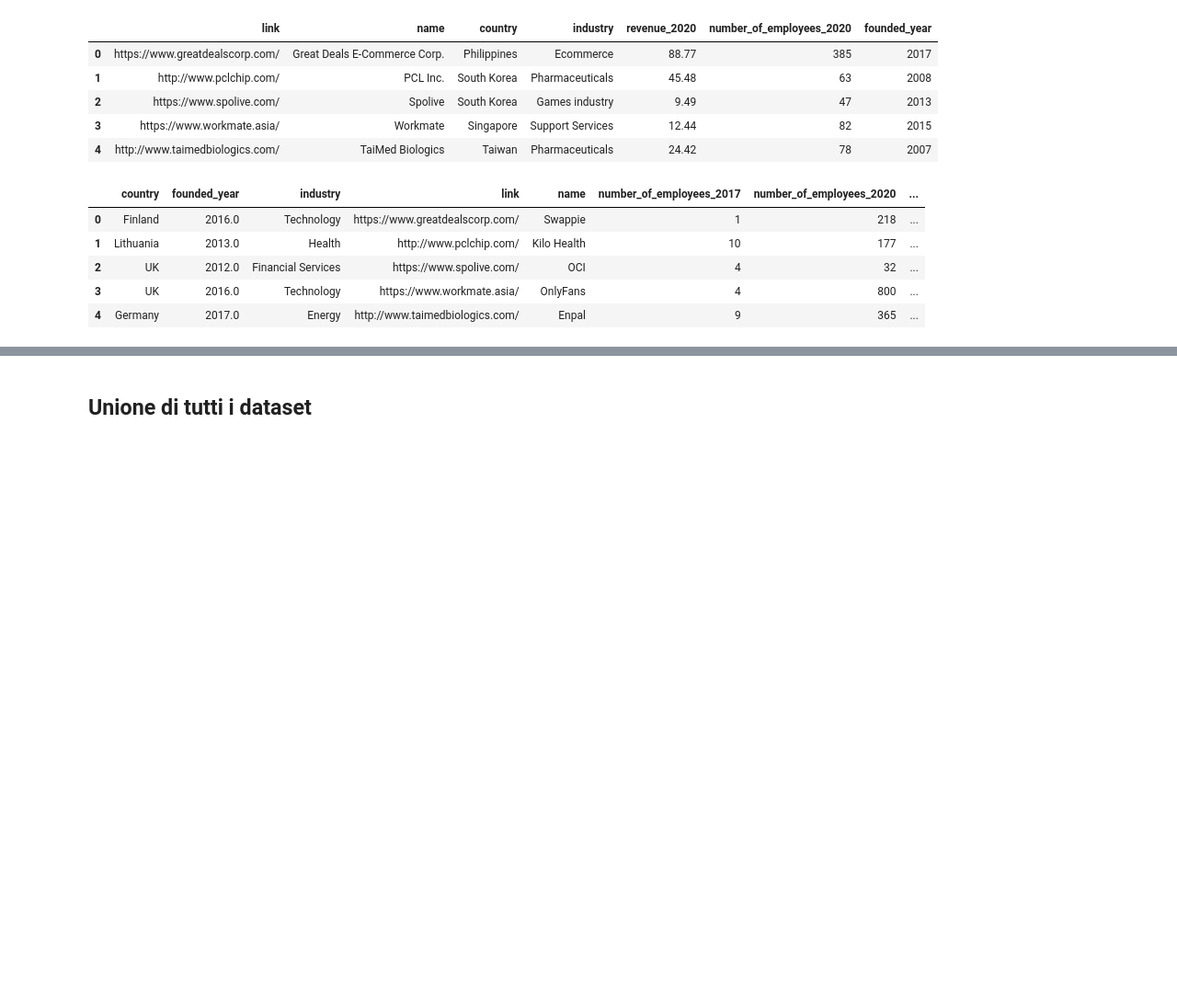
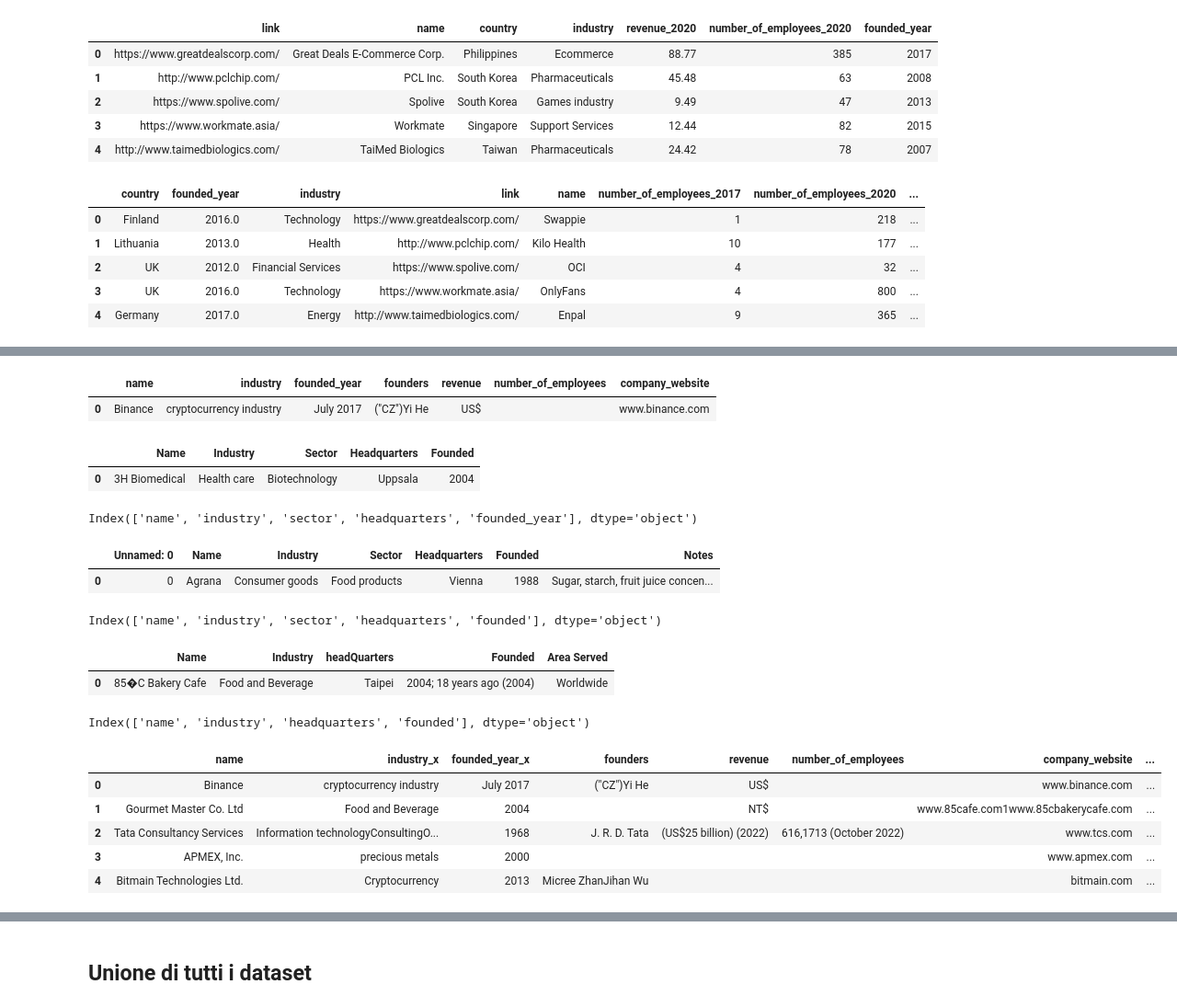
Before and after one commit to Elisabetta99/IDD_HW8, a Jupyter notebook: schemaAlignment.ipynb, the cells around one changed output, grey strips where cells are left out. Shown: that part at 92% size. Cells and saved outputs as stored; diff of their text form; code cells hidden in the pictures; blank space fills up the shorter version.

Commit message:
schemaAlignment wikipedia

```diff
--- a/schemaAlignment.ipynb
+++ b/schemaAlignment.ipynb
@@ -528,0 +580,74 @@ with open('schemaAlignment/ft.json', 'w') as f:
+# %%
+wiki_datasets[0]['industry'] = wiki_datasets[0]['industry'].apply(lambda x: ''.join(x) if type(x) == list else x)
+wiki_datasets[0]['industry'] = wiki_datasets[0]['industry'].str.replace('[','').str.replace(']','')
+
+wiki_datasets[0]['founded_year'] = wiki_datasets[0]['founded_year'].apply(lambda x: ''.join(x) if type(x) == list else x)
+wiki_datasets[0]['founded_year'] = wiki_datasets[0]['founded_year'].str.replace('[','').str.replace(']','')
+
+wiki_datasets[0]['founders'] = wiki_datasets[0]['founders'].apply(lambda x: ''.join(x) if type(x) == list else x)
+wiki_datasets[0]['founders'] = wiki_datasets[0]['founders'].str.replace('[','').str.replace(']','')
+
+wiki_datasets[0]['revenue'] = wiki_datasets[0]['revenue'].apply(lambda x: ''.join(x) if type(x) == list else x)
+wiki_datasets[0]['revenue'] = wiki_datasets[0]['revenue'].str.replace('[','').str.replace(']','')
+
+wiki_datasets[0]['number_of_employees'] = wiki_datasets[0]['number_of_employees'].apply(lambda x: ''.join(x) if type(x) == list else x)
+wiki_datasets[0]['number_of_employees'] = wiki_datasets[0]['number_of_employees'].str.replace('[','').str.replace(']','')
+
+wiki_datasets[0]['company_website'] = wiki_datasets[0]['company_website'].apply(lambda x: ''.join(x) if type(x) == list else x)
+wiki_datasets[0]['company_website'] = wiki_datasets[0]['company_website'].str.replace('[','').str.replace(']','')
+
+wiki_datasets[0].head(1)
+# %% [output]
+|  | name | industry | founded_year | founders | revenue | number_of_employees | company_website |
+| 0 | Binance | cryptocurrency industry | July 2017 | ("CZ")Yi He | US$ |  | www.binance.com |
+# %%
+wiki_datasets[1].columns
+wiki_datasets[1].head(1)
+# %% [output]
+|  | Name | Industry | Sector | Headquarters | Founded |
+| 0 | 3H Biomedical | Health care | Biotechnology | Uppsala | 2004 |
+# %%
+wiki_datasets[1].rename(columns={'Name':'name','Industry':'industry' ,'Founded': 'founded_year', 'Sector': 'sector', 'Headquarters':'headquarters'}, inplace = True)
+
+wiki_datasets[1].columns
+# %% [output]
+Index(['name', 'industry', 'sector', 'headquarters', 'founded_year'], dtype='object')
+# %%
+wiki_datasets[2].columns
+wiki_datasets[2].head(1)
+# %% [output]
+|  | Unnamed: 0 | Name | Industry | Sector | Headquarters | Founded | Notes |
+| 0 | 0 | Agrana | Consumer goods | Food products | Vienna | 1988 | Sugar, starch, fruit juice concen... |
+# %%
+#wiki_datasets[2] = wiki_datasets[2].drop(['Unnamed: 0', 'Notes'], axis = 1)
+wiki_datasets[2].rename(columns={'Name':'name','Industry':'industry' , 'Sector': 'sector', 'Headquarters':'headquarters', 'Founded':'founded'}, inplace = True)
+
+wiki_datasets[2].columns
+# %% [output]
+Index(['name', 'industry', 'sector', 'headquarters', 'founded'], dtype='object')
+# %%
+wiki_datasets[3].columns
+wiki_datasets[3].head(1)
+# %% [output]
+|  | Name | Industry | headQuarters | Founded | Area Served |
+| 0 | 85�C Bakery Cafe | Food and Beverage | Taipei | 2004; 18 years ago (2004) | Worldwide |
+# %%
+wiki_datasets[3] = wiki_datasets[3].drop(['Area Served'], axis = 1)
+wiki_datasets[3].rename(columns={'Name':'name','Industry':'industry' , 'Founded': 'founded', 'headQuarters':'headquarters'}, inplace = True)
+
+wiki_datasets[3].columns
+# %% [output]
+Index(['name', 'industry', 'headquarters', 'founded'], dtype='object')
+# %%
+merged_wikipedia = pd.merge(wiki_datasets[0], wiki_datasets[1], how = 'outer', on = 'name')
+for i in range(2, len(wiki_datasets)):
+  merged_wikipedia = pd.merge(merged_wikipedia, wiki_datasets[i], how = 'outer', on = 'name')
+
+merged_wikipedia.head()
+# %% [output]
+|  | name | industry_x | founded_year_x | founders | revenue | number_of_employees | company_website | ... |
+| 0 | Binance | cryptocurrency industry | July 2017 | ("CZ")Yi He | US$ |  | www.binance.com | ... |
+| 1 | Gourmet Master Co. Ltd | Food and Beverage | 2004 |  | NT$ |  | www.85cafe.com1www.85cbakerycafe.com | ... |
+| 2 | Tata Consultancy Services | Information technologyConsultingO... | 1968 | J. R. D. Tata | (US$25 billion) (2022) | 616,1713 (October 2022) | www.tcs.com | ... |
+| 3 | APMEX, Inc. | precious metals | 2000 |  |  |  | www.apmex.com | ... |
+| 4 | Bitmain Technologies Ltd. | Cryptocurrency | 2013 | Micree ZhanJihan Wu |  |  | bitmain.com | ... |
```
Also changed, not shown: parts of 10 cells of this notebook, 3 other files.
